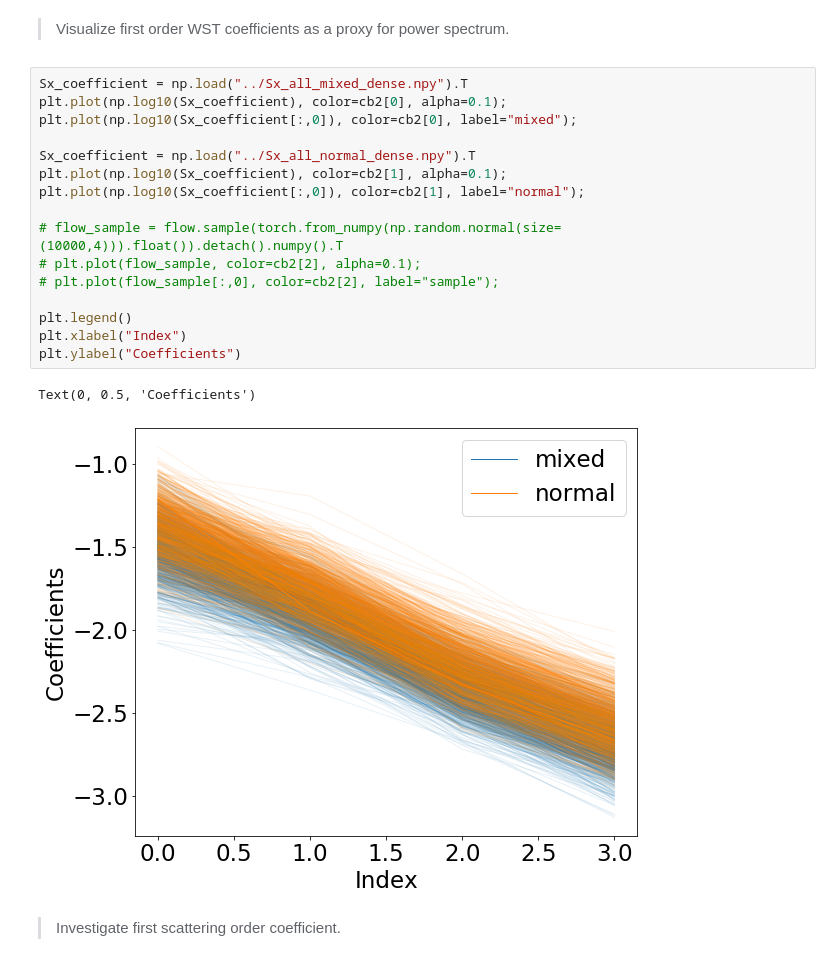
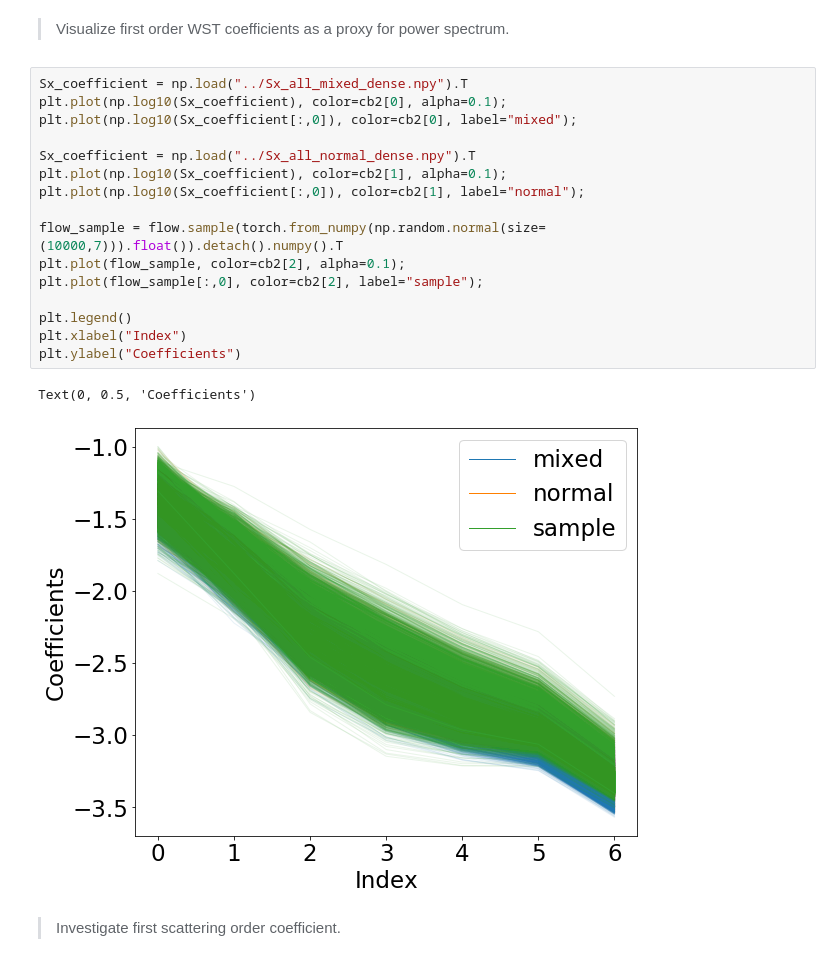
Before and after one commit to tingyuansen/IMLE_on_Galaxy_Images, a Jupyter notebook: AGN_Doublets.ipynb, the cells around one changed output. Cells and saved outputs as stored; diff of their text form.

```diff
--- a/AGN_Doublets.ipynb
+++ b/AGN_Doublets.ipynb
@@ -121,22 +121,22 @@ plt.hist(Sx.ravel(), bins=100);
 # %%
 Sx_coefficient = np.load("../Sx_all_mixed_dense.npy").T
 plt.plot(np.log10(Sx_coefficient), color=cb2[0], alpha=0.1);
 plt.plot(np.log10(Sx_coefficient[:,0]), color=cb2[0], label="mixed");
 
 Sx_coefficient = np.load("../Sx_all_normal_dense.npy").T
 plt.plot(np.log10(Sx_coefficient), color=cb2[1], alpha=0.1);
 plt.plot(np.log10(Sx_coefficient[:,0]), color=cb2[1], label="normal");
 
-# flow_sample = flow.sample(torch.from_numpy(np.random.normal(size=(10000,4))).float()).detach().numpy().T
-# plt.plot(flow_sample, color=cb2[2], alpha=0.1);
-# plt.plot(flow_sample[:,0], color=cb2[2], label="sample");
+flow_sample = flow.sample(torch.from_numpy(np.random.normal(size=(10000,7))).float()).detach().numpy().T
+plt.plot(flow_sample, color=cb2[2], alpha=0.1);
+plt.plot(flow_sample[:,0], color=cb2[2], label="sample");
 
 plt.legend()
 plt.xlabel("Index")
 plt.ylabel("Coefficients")
 # %% [output]
 Text(0, 0.5, 'Coefficients')
-[figure, old version]
+[figure, new version]
 # %% [markdown]
 > Investigate first scattering order coefficient.
 # %%
```
Also changed, not shown: parts of 13 cells of this notebook, 1 other file.
